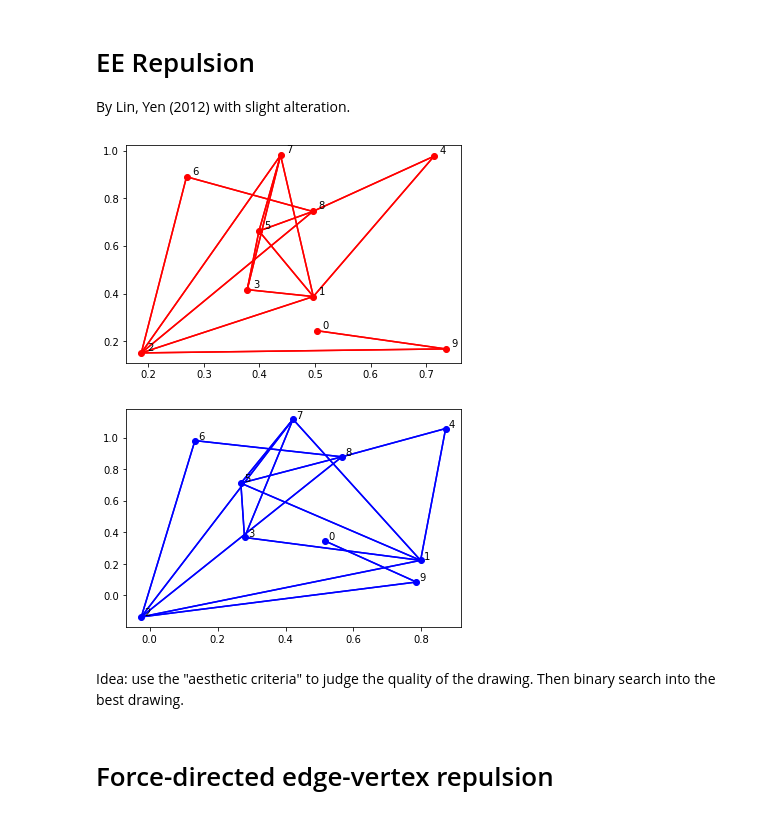
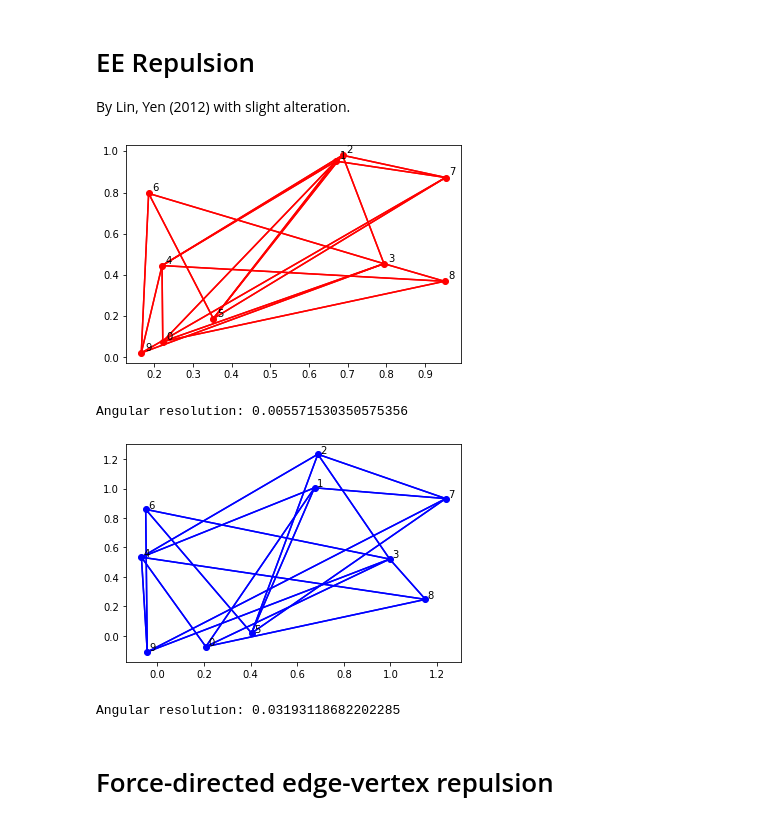
Before and after one commit to chclam/PrettyGD, a Jupyter notebook: graph_drawing_playground.ipynb, the cells around one changed output. Drawn from its saved outputs; the diff is of its cells as text; code cells hidden in the pictures.

```diff
--- a/graph_drawing_playground.ipynb
+++ b/graph_drawing_playground.ipynb
@@ -55,10 +55,25 @@ draw(V, adj_V)
 # EE Repulsion
 By Lin, Yen (2012) with slight alteration.
 # %%
-from scipy.spatial import ConvexHull
 from math import sqrt, pi
 import numpy as np
 from itertools import combinations
+
+def get_angular_res(V, adj_V):
+  ret = []
+  for i in range(len(V)):
+    if len(adj_V[i]) < 2:
+      continue
+    v = V[i]
+    nbr_order = get_nbr_order(v, adj_V[i])
+    for j in range(0, len(nbr_order)):
+      k = (j + 1) % len(nbr_order)
+      u = V[nbr_order[j]]
+      w = V[nbr_order[k]]
+      a = get_angle(v, w, u)
+      ret.append(a)
+  ret = min(ret)
+  return ret
 
 def card(v):
   ret = np.power(v, 2)
@@ -137,37 +152,39 @@ def ee_repulsion(V, adj_V):
     for j in range(0, len(nbr_order)):
       k = (j + 1) % len(nbr_order)
       u = W[nbr_order[j]]
       w = W[nbr_order[k]]
 #       print(i, nbr_order[j], nbr_order[k])
 
       vu = np.subtract(u, v)
       vu_u = np.divide(vu, card(vu))
       vw = np.subtract(w, v)
 
       u_m = vu / card(vu) + vw / card(vw)
       u_m = u_m / card(u_m)
       u_f = np.dot([[0, 1], [-1, 0]], u_m)
       vu_left = True if ((u_m[0] * vu_u[1]) - (vu_u[0] * u_m[1])) > 0 else False
       if vu_left:
         # change repulsion direction outwards from vu, vw
         u_f = np.multiply(-1, u_f)
       F[nbr_order[j]] += u_f
       F[nbr_order[k]] -= u_f
 
   for i in range(len(V)):
     W[i] += C6 * F[i]
   return W
 
 W = ee_repulsion(V, adj_V)
 
 draw(V, adj_V, color='r')
+print(f'Angular resolution: {get_angular_res(V, adj_V)}')
 plt.clf()
 draw(W, adj_V)
+print(f'Angular resolution: {get_angular_res(W, adj_V)}')
 # %% [output]
-[figure, old version]
+[figure, new version]
+Angular resolution: 0.005571530350575356
-[figure, old version]
+[figure, new version]
+Angular resolution: 0.03193118682202285
-# %% [markdown]
-Idea: use the "aesthetic criteria" to judge the quality of the drawing. Then binary search into the best drawing.
 # %% [markdown]
 # Force-directed edge-vertex repulsion
 # %%
```
Also changed, not shown: parts of 3 cells of this notebook.
